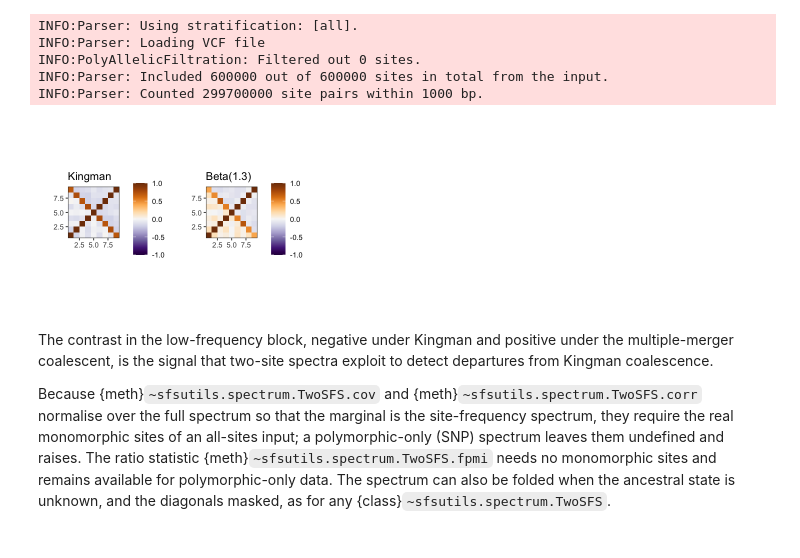
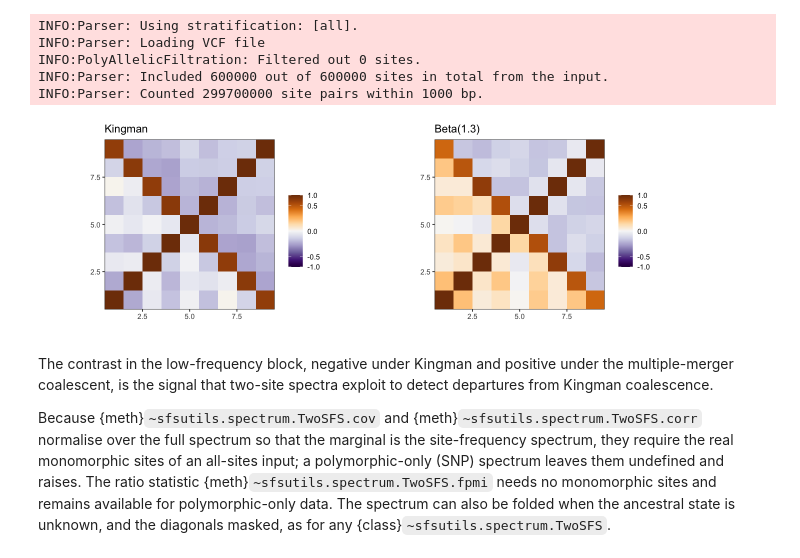
Before and after one commit to Sendrowski/SFSUtils, a Jupyter notebook: docs/reference/R/two_sfs.ipynb, the cells around one changed output. Drawn from its saved outputs; the diff is of its cells as text; code cells hidden in the pictures.

```diff
--- a/docs/reference/R/two_sfs.ipynb
+++ b/docs/reference/R/two_sfs.ipynb
@@ -55,12 +55,14 @@ INFO:PolyAllelicFiltration: Filtered out 0 sites.
 INFO:Parser: Included 600000 out of 600000 sites in total from the input.
 INFO:Parser: Counted 299700000 site pairs within 1000 bp.
 # %%
+options(repr.plot.width = 11, repr.plot.height = 3.6)
+
 p_kingman <- two_sfs$corr()$plot(title = "Kingman", show = FALSE)
 p_beta    <- beta$corr()$plot(title = "Beta(1.3)", show = FALSE)
 
 cowplot::plot_grid(p_kingman, p_beta, ncol = 2)
 # %% [output]
-[figure, old version]
+[figure, new version]
 # %% [markdown]
 The contrast in the low-frequency block, negative under Kingman and positive under the multiple-merger coalescent, is the signal that two-site spectra exploit to detect departures from Kingman coalescence.
 
```
Also changed, not shown: parts of 3 cells of this notebook, 6 other files.
